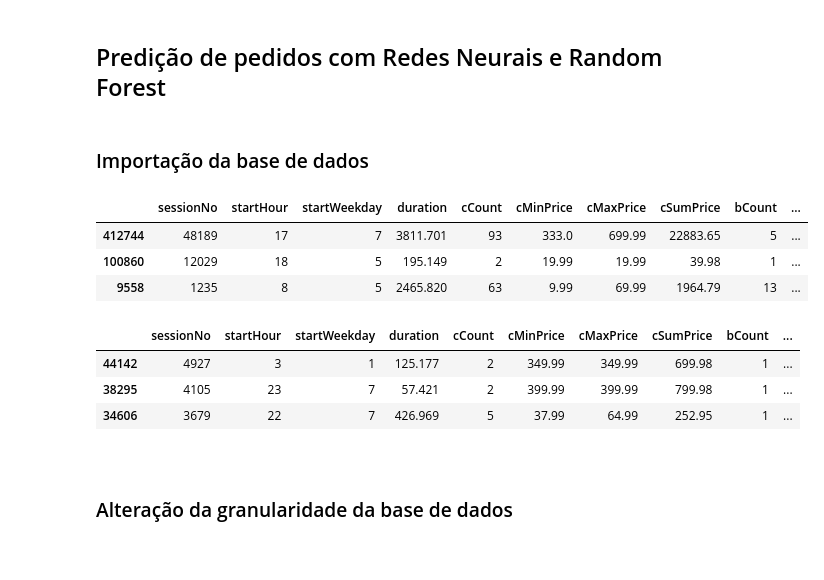
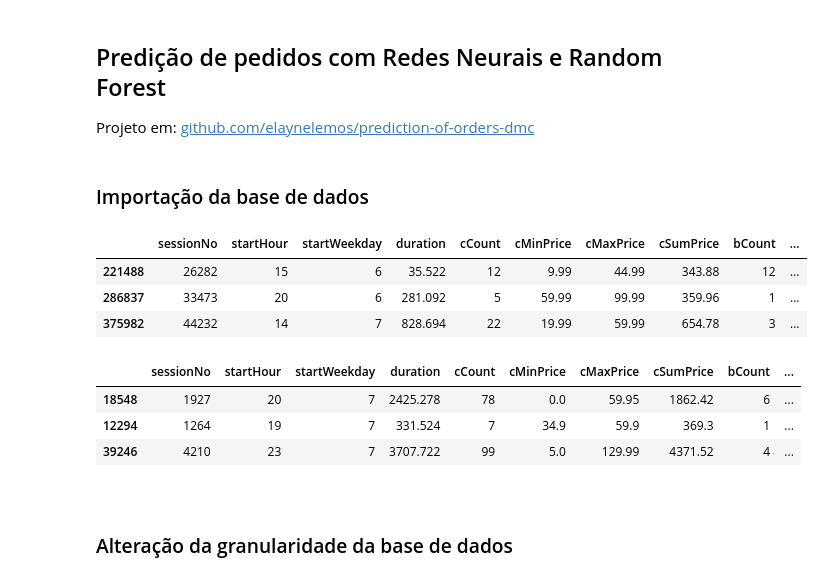
Before and after one commit to elaynelemos/prediction-of-orders-dmc, a Jupyter notebook: PreProcessing.ipynb, the cells around one changed output. Drawn from its saved outputs; the diff is of its cells as text; code cells hidden in the pictures.

```diff
--- a/PreProcessing.ipynb
+++ b/PreProcessing.ipynb
@@ -18,27 +17,31 @@
 <br><br>
 # %% [markdown]
 ## Predição de pedidos com Redes Neurais e Random Forest
+
+Projeto em: [github.com/elaynelemos/prediction-of-orders-dmc](https://github.com/elaynelemos/prediction-of-orders-dmc)
 # %% [markdown]
 ### Importação da base de dados
 # %%
 import numpy as np
 import pandas as pd
 # %%
-transact_train_database = pd.read_csv('data/transact_train.txt', sep = '|')
+repo_url = 'https://raw.githubusercontent.com/elaynelemos/prediction-of-orders-dmc/main'
+
+transact_train_database = pd.read_csv(f'{repo_url}/data/transact_train.txt', sep = '|')
 transact_train_database.sample(3)
 # %% [output]
 |  | sessionNo | startHour | startWeekday | duration | cCount | cMinPrice | cMaxPrice | cSumPrice | bCount | ... |
-| 412744 | 48189 | 17 | 7 | 3811.701 | 93 | 333.0 | 699.99 | 22883.65 | 5 | ... |
-| 100860 | 12029 | 18 | 5 | 195.149 | 2 | 19.99 | 19.99 | 39.98 | 1 | ... |
-| 9558 | 1235 | 8 | 5 | 2465.820 | 63 | 9.99 | 69.99 | 1964.79 | 13 | ... |
+| 221488 | 26282 | 15 | 6 | 35.522 | 12 | 9.99 | 44.99 | 343.88 | 12 | ... |
+| 286837 | 33473 | 20 | 6 | 281.092 | 5 | 59.99 | 99.99 | 359.96 | 1 | ... |
+| 375982 | 44232 | 14 | 7 | 828.694 | 22 | 19.99 | 59.99 | 654.78 | 3 | ... |
 # %%
-transact_test_database = pd.read_csv('data/transact_class.txt', sep = '|')
+transact_test_database = pd.read_csv(f'{repo_url}/data/transact_class.txt', sep = '|')
 transact_test_database.sample(3)
 # %% [output]
 |  | sessionNo | startHour | startWeekday | duration | cCount | cMinPrice | cMaxPrice | cSumPrice | bCount | ... |
-| 44142 | 4927 | 3 | 1 | 125.177 | 2 | 349.99 | 349.99 | 699.98 | 1 | ... |
-| 38295 | 4105 | 23 | 7 | 57.421 | 2 | 399.99 | 399.99 | 799.98 | 1 | ... |
-| 34606 | 3679 | 22 | 7 | 426.969 | 5 | 37.99 | 64.99 | 252.95 | 1 | ... |
+| 18548 | 1927 | 20 | 7 | 2425.278 | 78 | 0.0 | 59.95 | 1862.42 | 6 | ... |
+| 12294 | 1264 | 19 | 7 | 331.524 | 7 | 34.9 | 59.9 | 369.3 | 1 | ... |
+| 39246 | 4210 | 23 | 7 | 3707.722 | 99 | 5.0 | 129.99 | 4371.52 | 4 | ... |
 # %% [markdown]
 <br>
 
```
Also changed, not shown: parts of 8 cells of this notebook.
